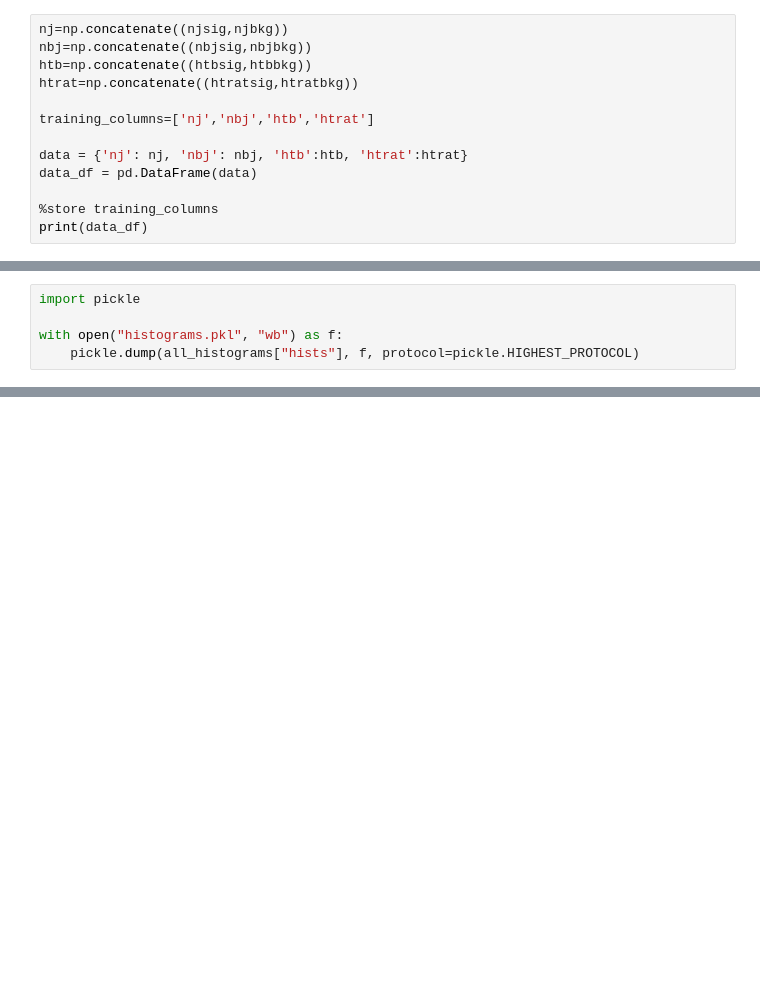
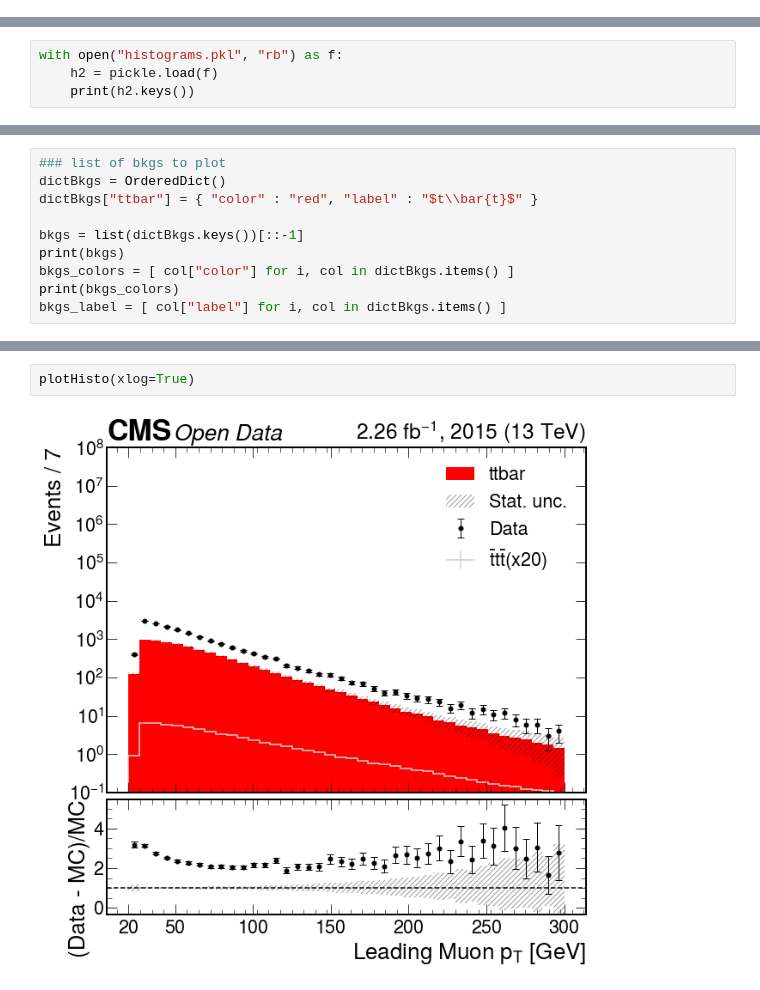
Before and after one commit to HEP-EPN/FourTopsCMSOpenData, a Jupyter notebook: Notebooks/SingleLepton_Muon/Muon_Plots.ipynb, the cells around one changed output, grey strips where cells are left out. Saved outputs shown, nothing was run; the diff lists cells and outputs as text; blank space fills up the shorter version.

```diff
--- a/Notebooks/SingleLepton_Muon/Muon_Plots.ipynb
+++ b/Notebooks/SingleLepton_Muon/Muon_Plots.ipynb
@@ -464,13 +0,0 @@ print(bkg_df)
-# %%
-nj=np.concatenate((njsig,njbkg))
-nbj=np.concatenate((nbjsig,nbjbkg))
-htb=np.concatenate((htbsig,htbbkg))
-htrat=np.concatenate((htratsig,htratbkg))
-
-training_columns=['nj','nbj','htb','htrat']
-
-data = {'nj': nj, 'nbj': nbj, 'htb':htb, 'htrat':htrat}
-data_df = pd.DataFrame(data)
-
-%store training_columns
-print(data_df)
@@ -594,5 +0,0 @@ plt.gca().set_aspect('equal', adjustable='box')
-# %%
-import pickle
-
-with open("histograms.pkl", "wb") as f:
-    pickle.dump(all_histograms["hists"], f, protocol=pickle.HIGHEST_PROTOCOL)
@@ -611,0 +22,4 @@ amount of data read: 6709.93 MB
+# %%
+with open("histograms.pkl", "rb") as f:
+    h2 = pickle.load(f)
+    print(h2.keys())
@@ -611,0 +28,10 @@ amount of data read: 6709.93 MB
+# %%
+### list of bkgs to plot
+dictBkgs = OrderedDict()
+dictBkgs["ttbar"] = { "color" : "red", "label" : "$t\\bar{t}$" }
+
+bkgs = list(dictBkgs.keys())[::-1]
+print(bkgs)
+bkgs_colors = [ col["color"] for i, col in dictBkgs.items() ]
+print(bkgs_colors)
+bkgs_label = [ col["label"] for i, col in dictBkgs.items() ]
@@ -611,0 +101,4 @@ amount of data read: 6709.93 MB
+# %%
+plotHisto(xlog=True)
+# %% [output]
+[figure, added]
```
Also changed, not shown: parts of 50 cells of this notebook.
